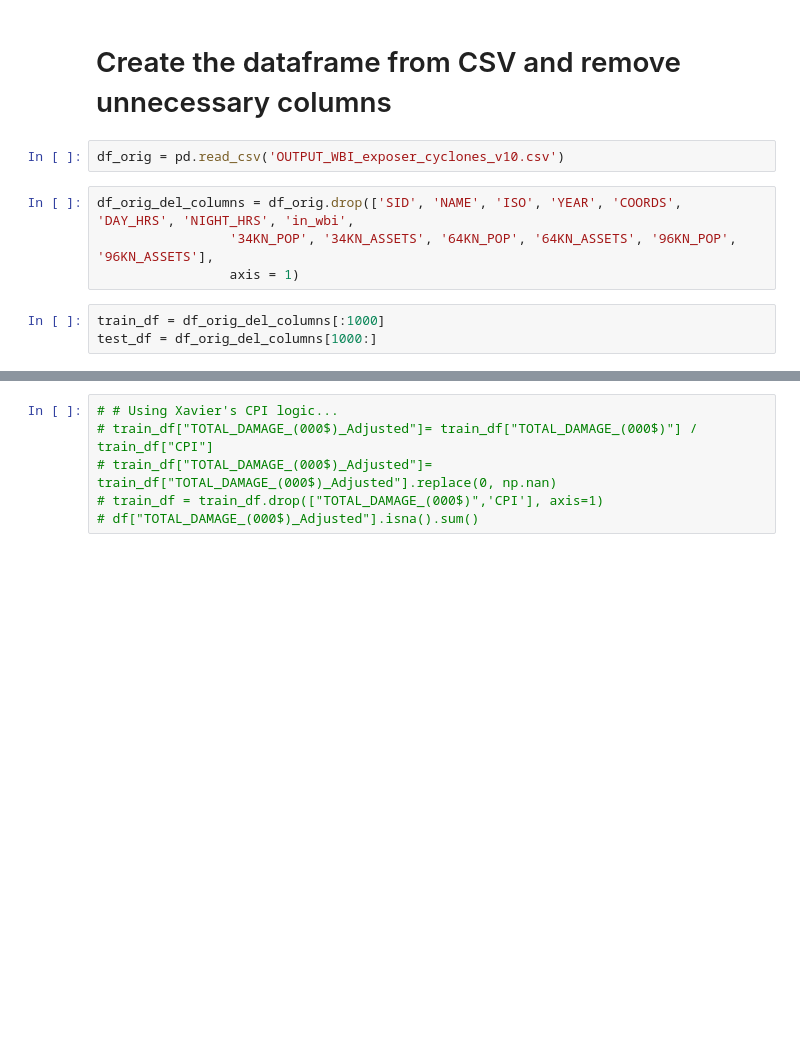
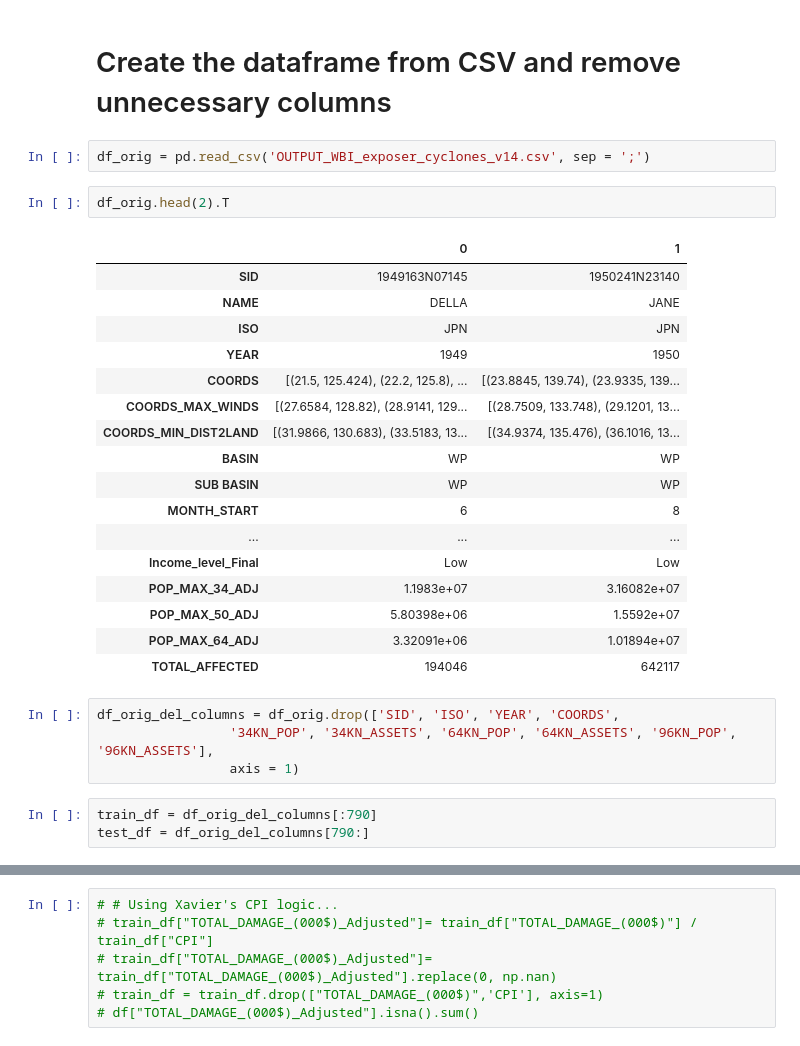
Before and after one commit to OmdenaAI/wfpdisrel, a Jupyter notebook: #task3-model/model-b-c-nn/model-b-nn-pytorch/fastai_tabular_model_wfp.ipynb, the cells around one changed output, grey strips where cells are left out. Cells and saved outputs as stored; diff of their text form; blank space fills up the shorter version.

```diff
--- a/#task3-model/model-b-c-nn/model-b-nn-pytorch/fastai_tabular_model_wfp.ipynb
+++ b/#task3-model/model-b-c-nn/model-b-nn-pytorch/fastai_tabular_model_wfp.ipynb
@@ -15,14 +15,34 @@ or from the matplotlib source distribution
 # %% [markdown]
 # Create the dataframe from CSV and remove unnecessary columns
 # %%
-df_orig = pd.read_csv('OUTPUT_WBI_exposer_cyclones_v10.csv')
+df_orig = pd.read_csv('OUTPUT_WBI_exposer_cyclones_v14.csv', sep = ';')
+# %%
+df_orig.head(2).T
+# %% [output]
+|  | 0 | 1 |
+| SID | 1949163N07145 | 1950241N23140 |
+| NAME | DELLA | JANE |
+| ISO | JPN | JPN |
+| YEAR | 1949 | 1950 |
+| COORDS | [(21.5, 125.424), (22.2, 125.8), ... | [(23.8845, 139.74), (23.9335, 139... |
+| COORDS_MAX_WINDS | [(27.6584, 128.82), (28.9141, 129... | [(28.7509, 133.748), (29.1201, 13... |
+| COORDS_MIN_DIST2LAND | [(31.9866, 130.683), (33.5183, 13... | [(34.9374, 135.476), (36.1016, 13... |
+| BASIN | WP | WP |
+| SUB BASIN | WP | WP |
+| MONTH_START | 6 | 8 |
+| ... | ... | ... |
+| Income_level_Final | Low | Low |
+| POP_MAX_34_ADJ | 1.1983e+07 | 3.16082e+07 |
+| POP_MAX_50_ADJ | 5.80398e+06 | 1.5592e+07 |
+| POP_MAX_64_ADJ | 3.32091e+06 | 1.01894e+07 |
+| TOTAL_AFFECTED | 194046 | 642117 |
 # %%
-df_orig_del_columns = df_orig.drop(['SID', 'NAME', 'ISO', 'YEAR', 'COORDS', 'DAY_HRS', 'NIGHT_HRS', 'in_wbi',
+df_orig_del_columns = df_orig.drop(['SID', 'ISO', 'YEAR', 'COORDS',
                  '34KN_POP', '34KN_ASSETS', '64KN_POP', '64KN_ASSETS', '96KN_POP', '96KN_ASSETS'],
                  axis = 1)
 # %%
-train_df = df_orig_del_columns[:1000]
-test_df = df_orig_del_columns[1000:]
+train_df = df_orig_del_columns[:790]
+test_df = df_orig_del_columns[790:]
 # %%
 len(df_orig_del_columns), len(train_df), len(test_df)
 # %% [output]
```
Also changed, not shown: parts of 27 cells of this notebook.
